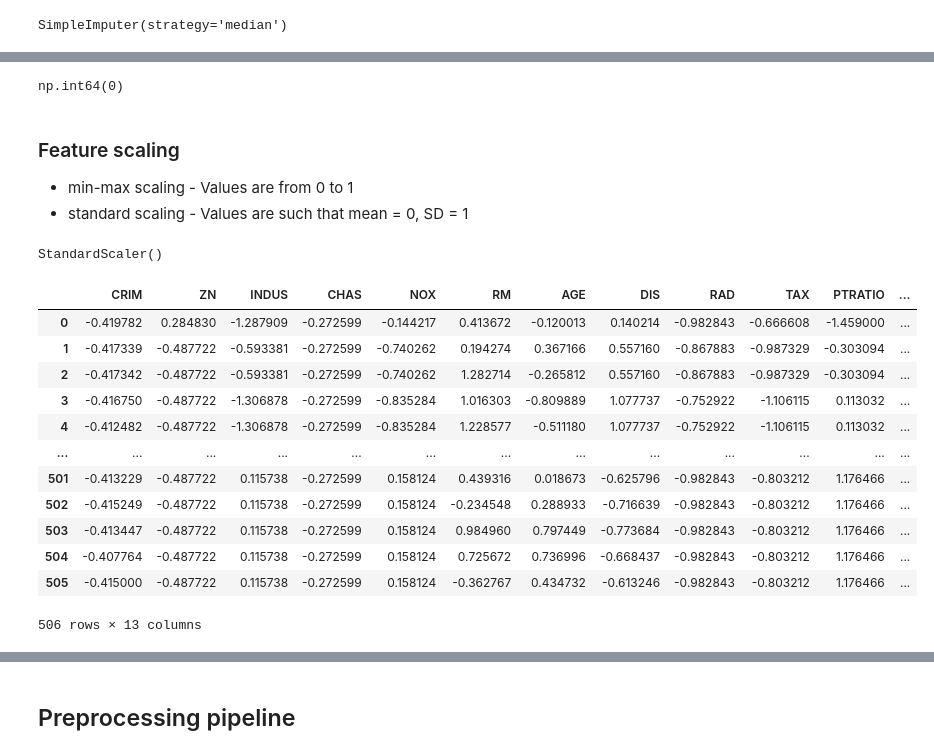
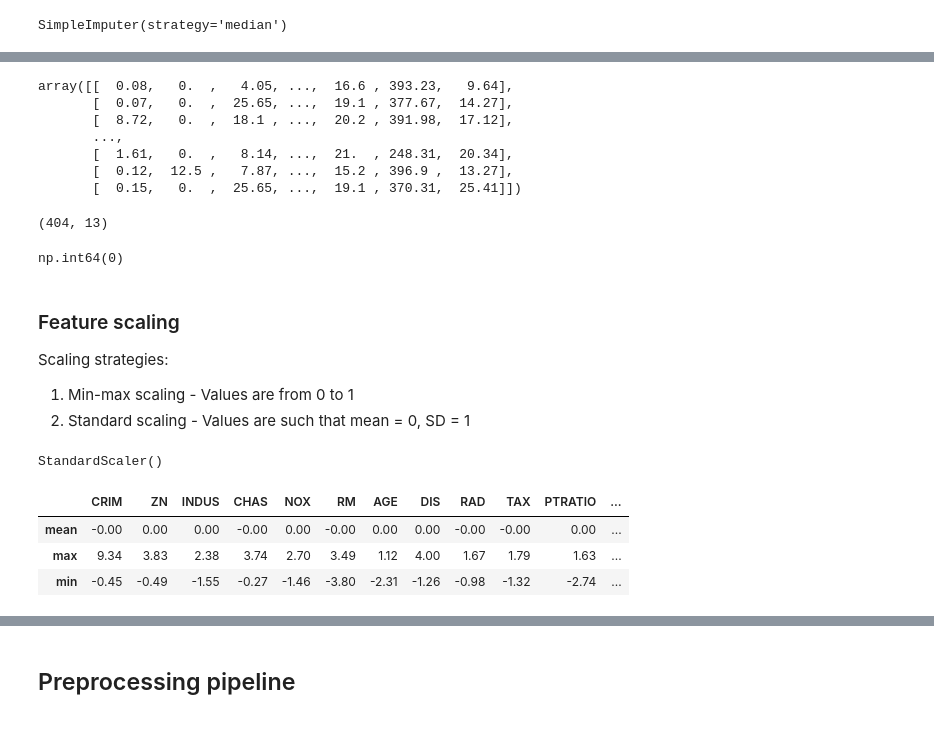
Before and after one commit to vidhatrihr/machine-learning-practices, a Jupyter notebook: boston-housing/boston_housing.ipynb, the cells around one changed output, grey strips where cells are left out. Cells and saved outputs as stored; diff of their text form; code cells hidden in the pictures.

```diff
--- a/boston-housing/boston_housing.ipynb
+++ b/boston-housing/boston_housing.ipynb
@@ -172,0 +7,3 @@ _ = df.hist(bins=20, figsize=(15, 15))
+# %%
+pd.options.display.float_format = '{:.2f}'.format
+np.set_printoptions(precision=2, suppress=True)
@@ -236,11 +200,11 @@ from sklearn.model_selection import StratifiedShuffleSplit
 split = StratifiedShuffleSplit(n_splits=1, test_size=0.2, random_state=42)
 
 for train_indices, test_indices in split.split(df, df['RAD']):
-  _train_data = df.iloc[train_indices]
-  _test_data = df.iloc[test_indices]
+  strat_train_set = df.iloc[train_indices]
+  strat_test_set = df.iloc[test_indices]
 
-_train_data.shape
-_test_data.shape
+strat_train_set.shape
+strat_test_set.shape
 # %% [output]
 (404, 14)
 (102, 14)
@@ -387,7 +326,13 @@ df_copy.shape
 # %%
-X = df.iloc[:, :-1]  # features
-y = df.iloc[:, -1]  # label/target var
+X_train = strat_train_set.iloc[:, :-1]
+y_train = strat_train_set.iloc[:, -1]
 
-X.shape
-y.shape
+X_test = strat_test_set.iloc[:, :-1]
+y_test = strat_test_set.iloc[:, -1]
+
+X_train.shape
+y_train.shape
+
+X_test.shape
+y_test.shape
 # %% [output]
@@ -457,7 +413,7 @@ np.int64(0)
 from sklearn.impute import SimpleImputer
 # %%
 imputer = SimpleImputer(strategy='median')
-imputer.fit(X_copy)
+imputer.fit(X_train)
 # %% [output]
 SimpleImputer(strategy='median')
 # %%
@@ -473,33 +427,41 @@ array([2.56510e-01, 0.00000e+00, 9.69000e+00, 0.00000e+00, 5.38000e-01,
+# %%
+X_imputed = imputer.transform(X_train)
+X_imputed  # numpy arr
+# %% [output]
+array([[  0.08,   0.  ,   4.05, ...,  16.6 , 393.23,   9.64],
+       [  0.07,   0.  ,  25.65, ...,  19.1 , 377.67,  14.27],
+       [  8.72,   0.  ,  18.1 , ...,  20.2 , 391.98,  17.12],
+       ...,
+       [  1.61,   0.  ,   8.14, ...,  21.  , 248.31,  20.34],
+       [  0.12,  12.5 ,   7.87, ...,  15.2 , 396.9 ,  13.27],
+       [  0.15,   0.  ,  25.65, ...,  19.1 , 370.31,  25.41]])
 # %%
-X_imputed = pd.DataFrame(imputer.transform(X_copy), columns=X_copy.columns)
-X_imputed.isnull().sum().sum()
+X_imputed = pd.DataFrame(imputer.transform(
+    X_train), columns=X_train.columns)  # converted to dataframe
+X_imputed.shape
+X_imputed.isnull().sum().sum()  # Do we still have null values?
 # %% [output]
-np.int64(0)
+(404, 13)
+np.int64(0)
 # %% [markdown]
 ### Feature scaling
 
-- min-max scaling - Values are from 0 to 1
-- standard scaling - Values are such that mean = 0, SD = 1
+Scaling strategies:
+  1. Min-max scaling - Values are from 0 to 1
+  2. Standard scaling - Values are such that mean = 0, SD = 1
 # %%
 from sklearn.preprocessing import StandardScaler, MinMaxScaler
 # %%
 scalar = StandardScaler()
-scalar.fit(X)
-pd.DataFrame(scalar.transform(X), columns=X.columns)
+scalar.fit(X_train)
+
+x_train_scaled = pd.DataFrame(scalar.transform(X_train), columns=X_train.columns)
+x_train_scaled.describe().loc[["mean", "max", "min"]]
 # %% [output]
 StandardScaler()
 |  | CRIM | ZN | INDUS | CHAS | NOX | RM | AGE | DIS | RAD | TAX | PTRATIO | ... |
-| 0 | -0.419782 | 0.284830 | -1.287909 | -0.272599 | -0.144217 | 0.413672 | -0.120013 | 0.140214 | -0.982843 | -0.666608 | -1.459000 | ... |
-| 1 | -0.417339 | -0.487722 | -0.593381 | -0.272599 | -0.740262 | 0.194274 | 0.367166 | 0.557160 | -0.867883 | -0.987329 | -0.303094 | ... |
-| 2 | -0.417342 | -0.487722 | -0.593381 | -0.272599 | -0.740262 | 1.282714 | -0.265812 | 0.557160 | -0.867883 | -0.987329 | -0.303094 | ... |
-| 3 | -0.416750 | -0.487722 | -1.306878 | -0.272599 | -0.835284 | 1.016303 | -0.809889 | 1.077737 | -0.752922 | -1.106115 | 0.113032 | ... |
-| 4 | -0.412482 | -0.487722 | -1.306878 | -0.272599 | -0.835284 | 1.228577 | -0.511180 | 1.077737 | -0.752922 | -1.106115 | 0.113032 | ... |
-| ... | ... | ... | ... | ... | ... | ... | ... | ... | ... | ... | ... | ... |
-| 501 | -0.413229 | -0.487722 | 0.115738 | -0.272599 | 0.158124 | 0.439316 | 0.018673 | -0.625796 | -0.982843 | -0.803212 | 1.176466 | ... |
-| 502 | -0.415249 | -0.487722 | 0.115738 | -0.272599 | 0.158124 | -0.234548 | 0.288933 | -0.716639 | -0.982843 | -0.803212 | 1.176466 | ... |
-| 503 | -0.413447 | -0.487722 | 0.115738 | -0.272599 | 0.158124 | 0.984960 | 0.797449 | -0.773684 | -0.982843 | -0.803212 | 1.176466 | ... |
-| 504 | -0.407764 | -0.487722 | 0.115738 | -0.272599 | 0.158124 | 0.725672 | 0.736996 | -0.668437 | -0.982843 | -0.803212 | 1.176466 | ... |
-| 505 | -0.415000 | -0.487722 | 0.115738 | -0.272599 | 0.158124 | -0.362767 | 0.434732 | -0.613246 | -0.982843 | -0.803212 | 1.176466 | ... |
+| mean | -0.00 | 0.00 | 0.00 | -0.00 | 0.00 | -0.00 | 0.00 | 0.00 | -0.00 | -0.00 | 0.00 | ... |
+| max | 9.34 | 3.83 | 2.38 | 3.74 | 2.70 | 3.49 | 1.12 | 4.00 | 1.67 | 1.79 | 1.63 | ... |
+| min | -0.45 | -0.49 | -1.55 | -0.27 | -1.46 | -3.80 | -2.31 | -1.26 | -0.98 | -1.32 | -2.74 | ... |
-506 rows × 13 columns
 # %%
 scalar = MinMaxScaler()
```
Also changed, not shown: parts of 80 cells of this notebook.
